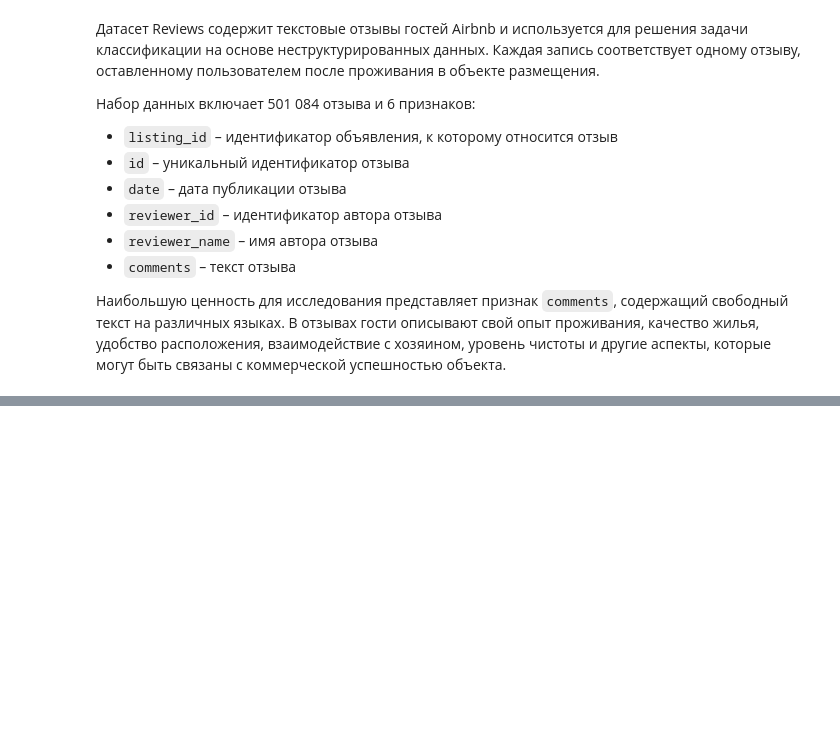
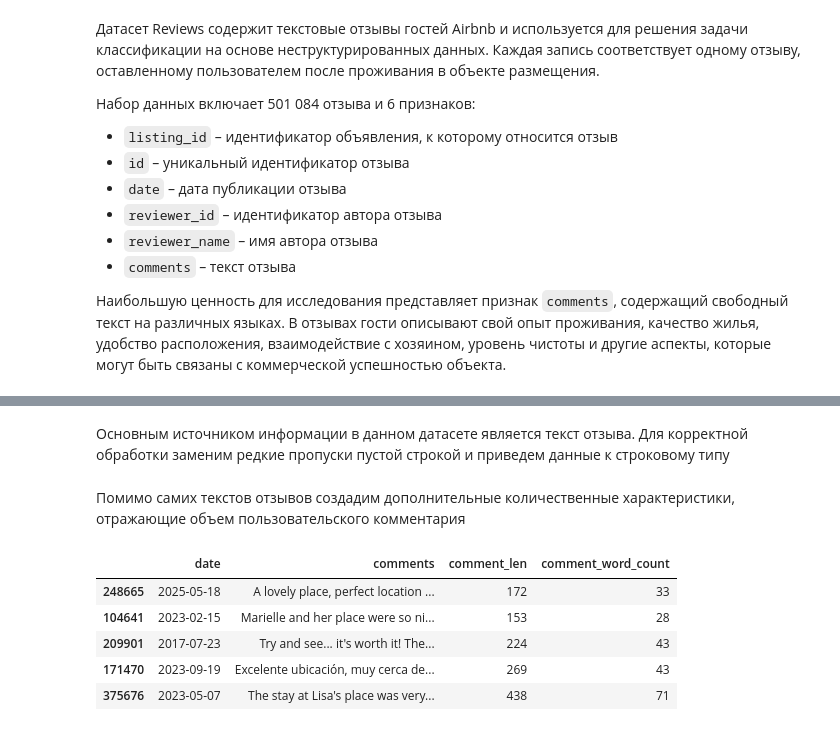
Before and after one commit to soooofiapere/airbnb_prediction_GP5, a Jupyter notebook: notebooks/airbnb_eda_load_data.ipynb, the cells around one changed output, grey strips where cells are left out. Saved outputs shown, nothing was run; the diff lists cells and outputs as text; code cells hidden in the pictures; blank space fills up the shorter version.

```diff
--- a/notebooks/airbnb_eda_load_data.ipynb
+++ b/notebooks/airbnb_eda_load_data.ipynb
@@ -179,0 +478,20 @@ memory usage: 22.9+ MB
+# %%
+reviews["date"] = pd.to_datetime(reviews["date"], errors="coerce")
+# %% [markdown]
+Основным источником информации в данном датасете является текст отзыва. Для корректной обработки заменим редкие пропуски пустой строкой и приведем данные к строковому типу
+# %%
+reviews["comments"] = reviews["comments"].fillna("").astype(str)
+# %% [markdown]
+Помимо самих текстов отзывов создадим дополнительные количественные характеристики, отражающие объем пользовательского комментария
+# %%
+reviews["comment_len"] = reviews["comments"].str.len()
+reviews["comment_word_count"] = reviews["comments"].str.split().str.len()
+# %%
+reviews[["date", "comments", "comment_len", "comment_word_count"]].sample(5, random_state=42)
+# %% [output]
+|  | date | comments | comment_len | comment_word_count |
+| 248665 | 2025-05-18 | A lovely place, perfect location ... | 172 | 33 |
+| 104641 | 2023-02-15 | Marielle and her place were so ni... | 153 | 28 |
+| 209901 | 2017-07-23 | Try and see... it's worth it! The... | 224 | 43 |
+| 171470 | 2023-09-19 | Excelente ubicación, muy cerca de... | 269 | 43 |
+| 375676 | 2023-05-07 | The stay at Lisa's place was very... | 438 | 71 |
```
Also changed, not shown: parts of 54 cells of this notebook.
